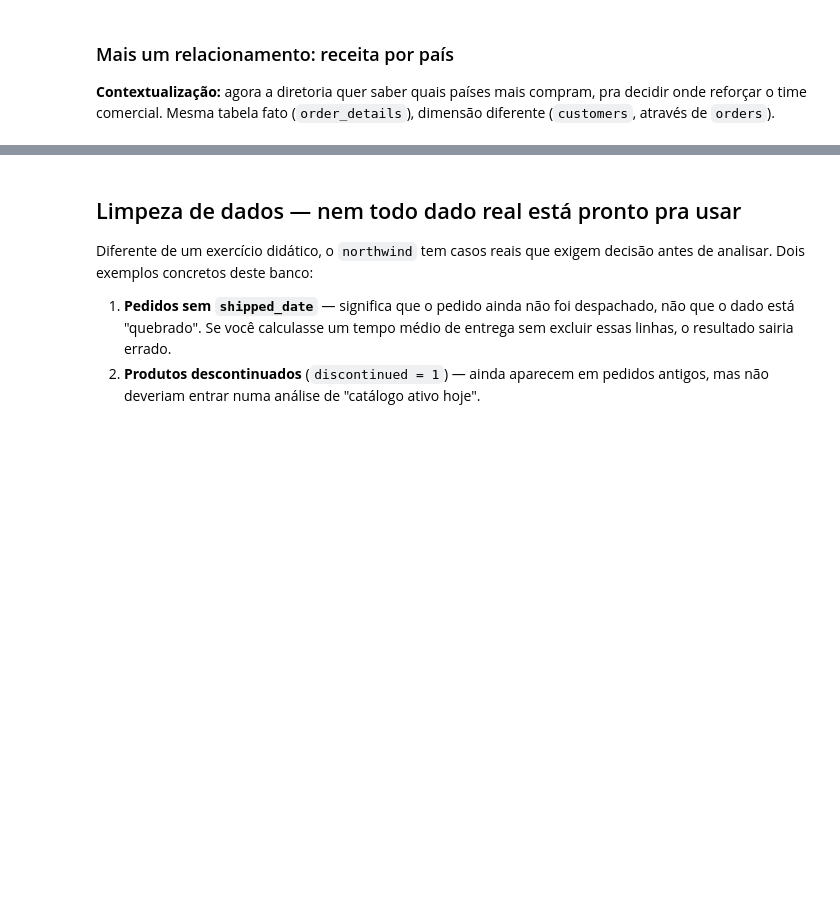
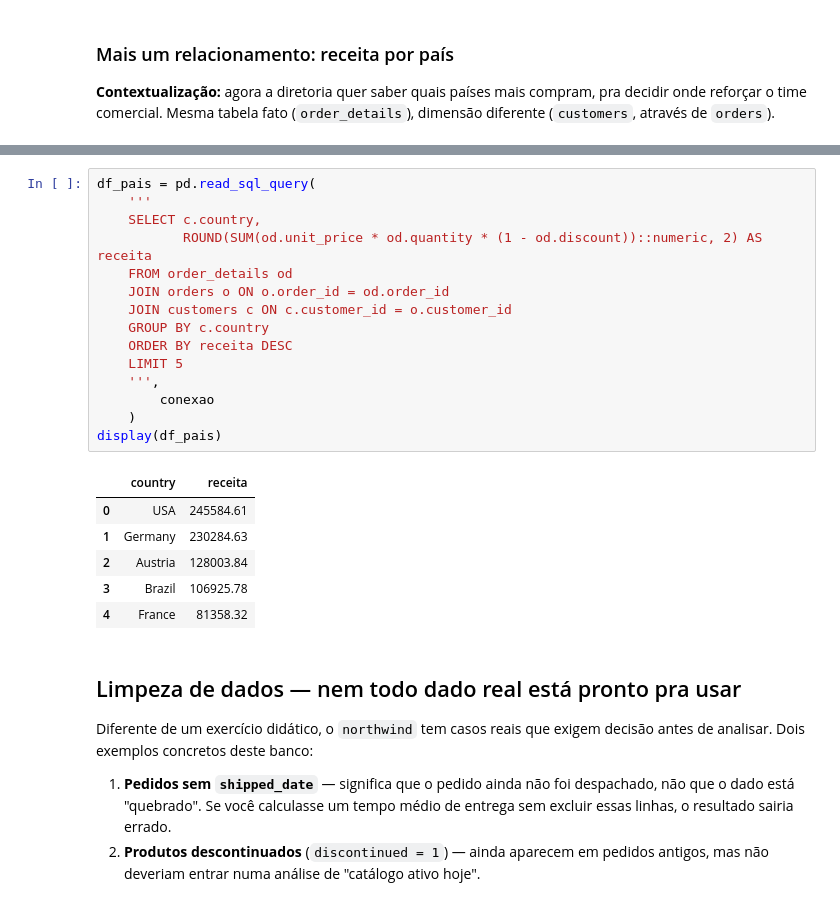
Before and after one commit to laisalegri/turma05-analise-de-dados-com-python, a Jupyter notebook: 11_Python_e_PostgreSQL/Aluno/notebook_bonus_postgresql_lais.ipynb, the cells around one changed output, grey strips where cells are left out. Saved outputs shown, nothing was run; the diff lists cells and outputs as text; blank space fills up the shorter version.

```diff
--- a/11_Python_e_PostgreSQL/Aluno/notebook_bonus_postgresql_lais.ipynb
+++ b/11_Python_e_PostgreSQL/Aluno/notebook_bonus_postgresql_lais.ipynb
@@ -182,3 +301,25 @@ for linha in cursor.fetchall():
+# %%
+df_pais = pd.read_sql_query(
+    '''
+    SELECT c.country,
+           ROUND(SUM(od.unit_price * od.quantity * (1 - od.discount))::numeric, 2) AS receita
+    FROM order_details od
+    JOIN orders o ON o.order_id = od.order_id
+    JOIN customers c ON c.customer_id = o.customer_id
+    GROUP BY c.country
+    ORDER BY receita DESC
+    LIMIT 5
+    ''',
+        conexao
+    )
+display(df_pais)
+# %% [output]
+|  | country | receita |
+| 0 | USA | 245584.61 |
+| 1 | Germany | 230284.63 |
+| 2 | Austria | 128003.84 |
+| 3 | Brazil | 106925.78 |
+| 4 | France | 81358.32 |
 # %% [markdown]
 ## Limpeza de dados — nem todo dado real está pronto pra usar
 
```
Also changed, not shown: parts of 13 cells of this notebook, 2 other files.
